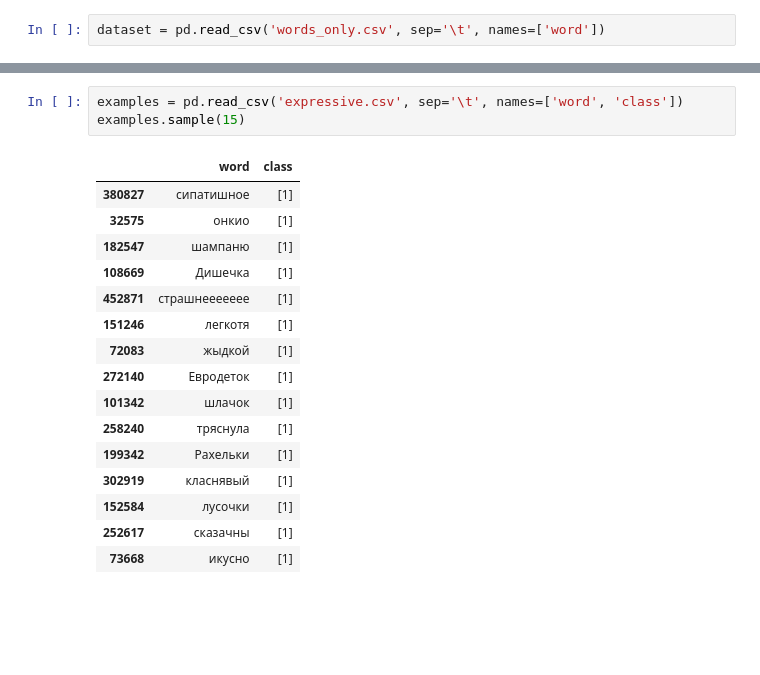
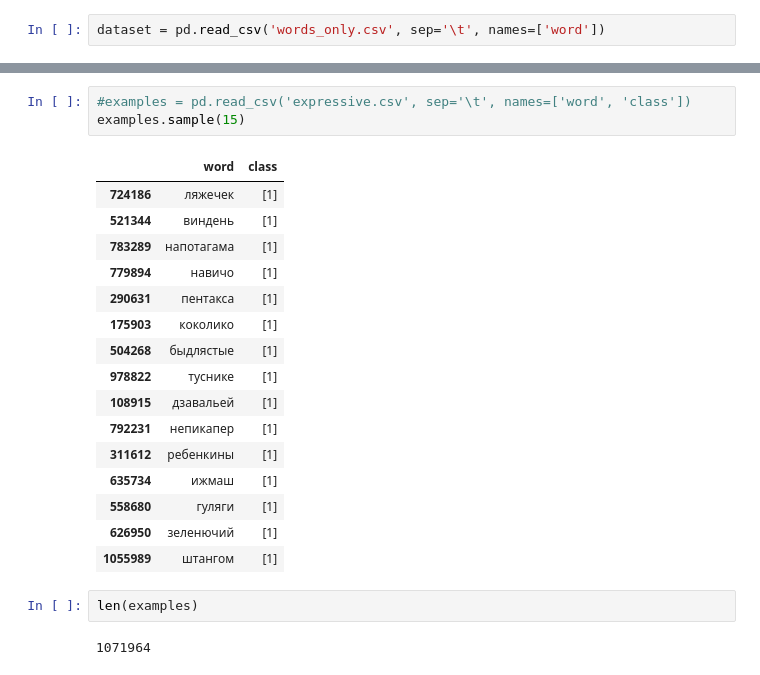
Before and after one commit to wkmatrosowa/antidict, a Jupyter notebook: Jupyter Notebooks/Expressive_forms_classification_New.ipynb, the cells around one changed output, grey strips where cells are left out. Cells and saved outputs as stored; diff of their text form; blank space fills up the shorter version.

```diff
--- a/Jupyter Notebooks/Expressive_forms_classification_New.ipynb
+++ b/Jupyter Notebooks/Expressive_forms_classification_New.ipynb
@@ -165,20 +210,24 @@ Wall time: 15min 15s
 # %%
-examples = pd.read_csv('expressive.csv', sep='\t', names=['word', 'class'])
+#examples = pd.read_csv('expressive.csv', sep='\t', names=['word', 'class'])
 examples.sample(15)
 # %% [output]
 |  | word | class |
-| 380827 | сипатишное | [1] |
-| 32575 | онкио | [1] |
-| 182547 | шампаню | [1] |
-| 108669 | Дишечка | [1] |
-| 452871 | страшнеееееее | [1] |
-| 151246 | легкотя | [1] |
-| 72083 | жыдкой | [1] |
-| 272140 | Евродеток | [1] |
-| 101342 | шлачок | [1] |
-| 258240 | тряснула | [1] |
-| 199342 | Рахельки | [1] |
-| 302919 | класнявый | [1] |
-| 152584 | лусочки | [1] |
-| 252617 | сказачны | [1] |
-| 73668 | икусно | [1] |
+| 724186 | ляжечек | [1] |
+| 521344 | виндень | [1] |
+| 783289 | напотагама | [1] |
+| 779894 | навичо | [1] |
+| 290631 | пентакса | [1] |
+| 175903 | коколико | [1] |
+| 504268 | быдлястые | [1] |
+| 978822 | туснике | [1] |
+| 108915 | дзавальей | [1] |
+| 792231 | непикапер | [1] |
+| 311612 | ребенкины | [1] |
+| 635734 | ижмаш | [1] |
+| 558680 | гуляги | [1] |
+| 626950 | зеленючий | [1] |
+| 1055989 | штангом | [1] |
+# %%
+len(examples)
+# %% [output]
+1071964
```
Also changed, not shown: parts of 13 cells of this notebook.
